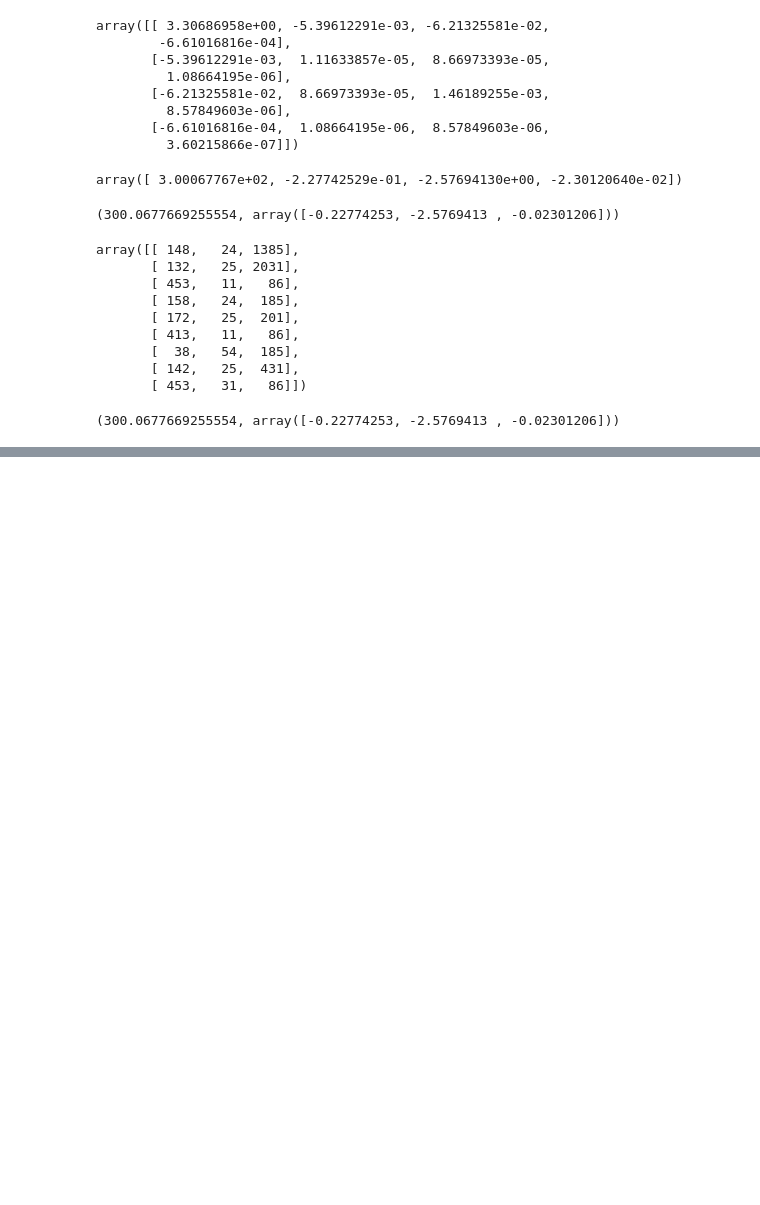
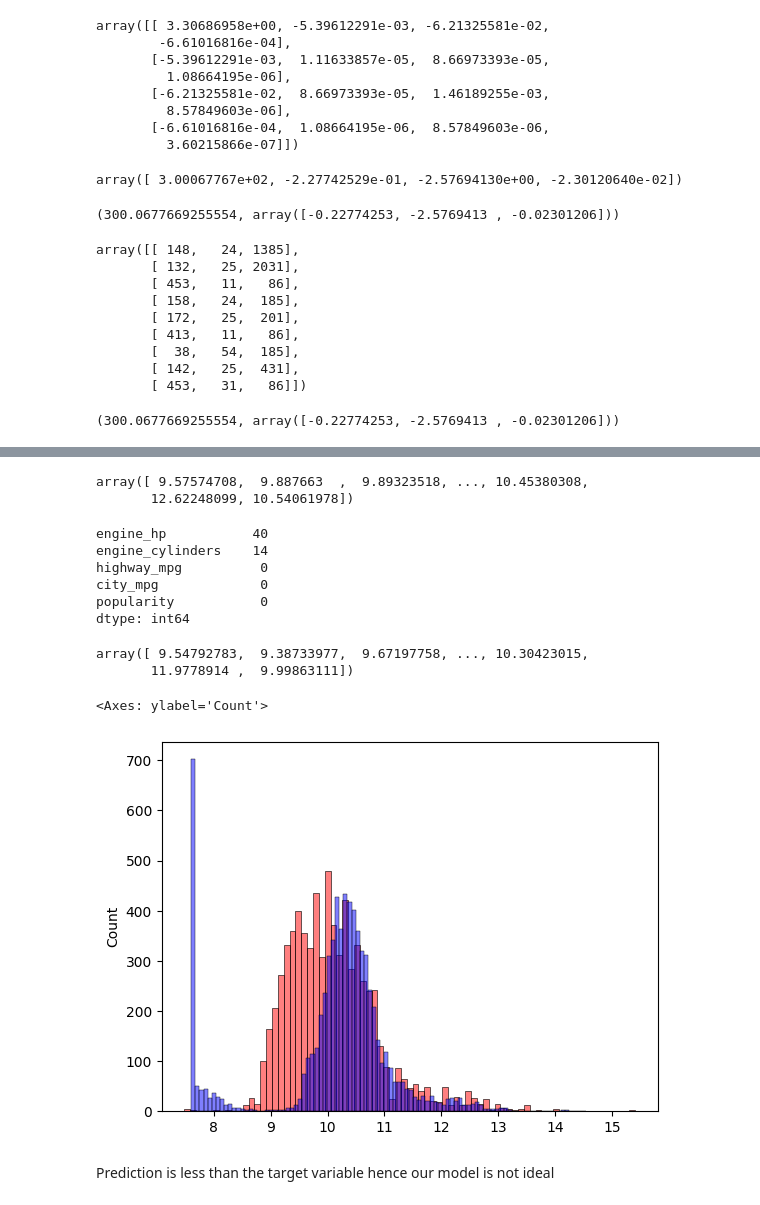
Before and after one commit to deninjo/Car-Price-Prediction, a Jupyter notebook: carprice.ipynb, the cells around one changed output, grey strips where cells are left out. Saved outputs shown, nothing was run; the diff lists cells and outputs as text; code cells hidden in the pictures; blank space fills up the shorter version.

Commit message:
Baseline Model for prediction

```diff
--- a/carprice.ipynb
+++ b/carprice.ipynb
@@ -712,0 +797,3 @@ train_linear_regression(X, y)
+# %%
+# using numerical columns
+base = ['engine_hp', 'engine_cylinders', 'highway_mpg', 'city_mpg', 'popularity']
@@ -712,0 +828,34 @@ train_linear_regression(X, y)
+# %%
+y_train
+# %% [output]
+array([ 9.57574708,  9.887663  ,  9.89323518, ..., 10.45380308,
+       12.62248099, 10.54061978])
+# %%
+df_train[base].isna().sum()
+# %% [output]
+engine_hp           40
+engine_cylinders    14
+highway_mpg          0
+city_mpg             0
+popularity           0
+dtype: int64
+# %%
+# making model ignore these null features
+X_train = df_train[base].fillna(0).values
+# %%
+# getting our weights
+w0, w = train_linear_regression(X_train, y_train)
+# %%
+y_pred = w0 + X_train.dot(w)
+y_pred
+# %% [output]
+array([ 9.54792783,  9.38733977,  9.67197758, ..., 10.30423015,
+       11.9778914 ,  9.99863111])
+# %%
+sns.histplot(y_pred, color='red', alpha=0.5)   # predictions
+sns.histplot(y_train, color='blue', alpha=0.5) # target variables
+# %% [output]
+<Axes: ylabel='Count'>
+[figure, added]
+# %% [markdown]
+Prediction is less than the target variable hence our model is not ideal
```
Also changed, not shown: parts of 11 cells of this notebook, 1 other file.
